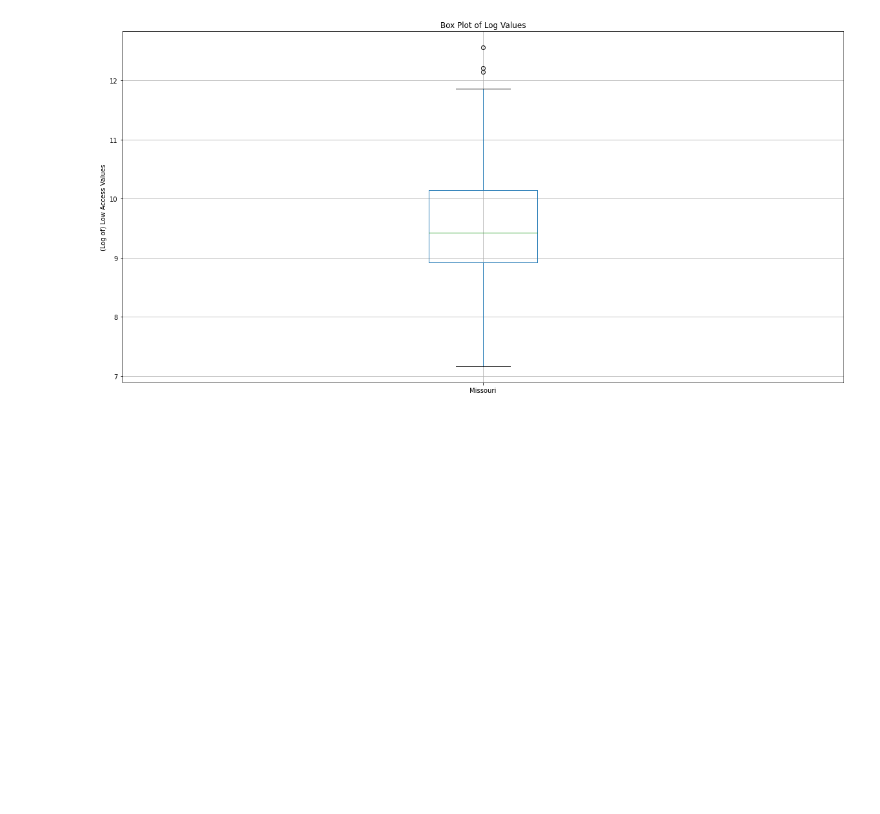
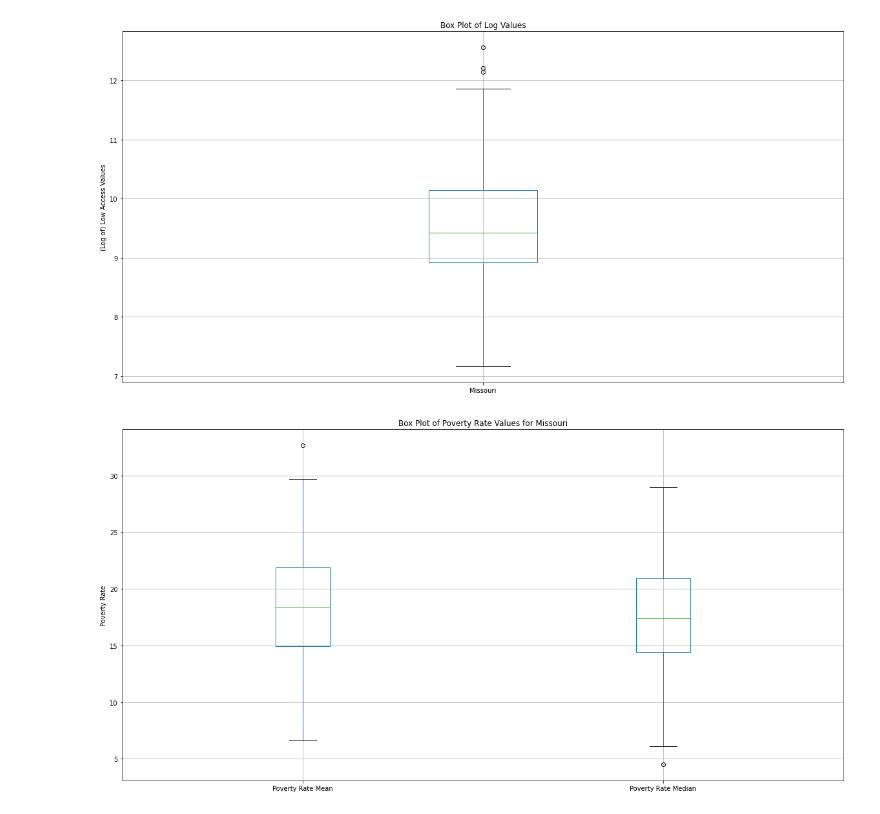
Before and after one commit to marybellavia/project-one, a Jupyter notebook: PovertyRatesLowAccessAnalysis.ipynb, the cells around one changed output. Saved outputs shown, nothing was run; the diff lists cells and outputs as text; code cells hidden in the pictures; blank space fills up the shorter version.

Commit message:
added two more boxplots for Poverty rate on poverty rates notebook

```diff
--- a/PovertyRatesLowAccessAnalysis.ipynb
+++ b/PovertyRatesLowAccessAnalysis.ipynb
@@ -161,3 +161,15 @@ plt.savefig("output_data/LowAccessPopBoxPlot.png")
 plt.show()
 # %% [output]
 [figure]
+# %%
+#Repeat process for Poverty Rate Boxplots
+plot_lst=["Poverty Rate Mean","Poverty Rate Median"]
+b_plot_rate=poverty_info.boxplot(plot_lst, figsize=(20, 10))
+plt.title("Box Plot of Poverty Rate Values for Missouri")
+plt.ylabel("Poverty Rate")
+#set x ticks to the data set that is being shown
+b_plot_rate.set_xticklabels(plot_lst)
+plt.savefig("output_data/LowAccessPopBoxPlot.png")
+plt.show()
+# %% [output]
+[figure, added]
```
Also changed, not shown: 1 other file.
